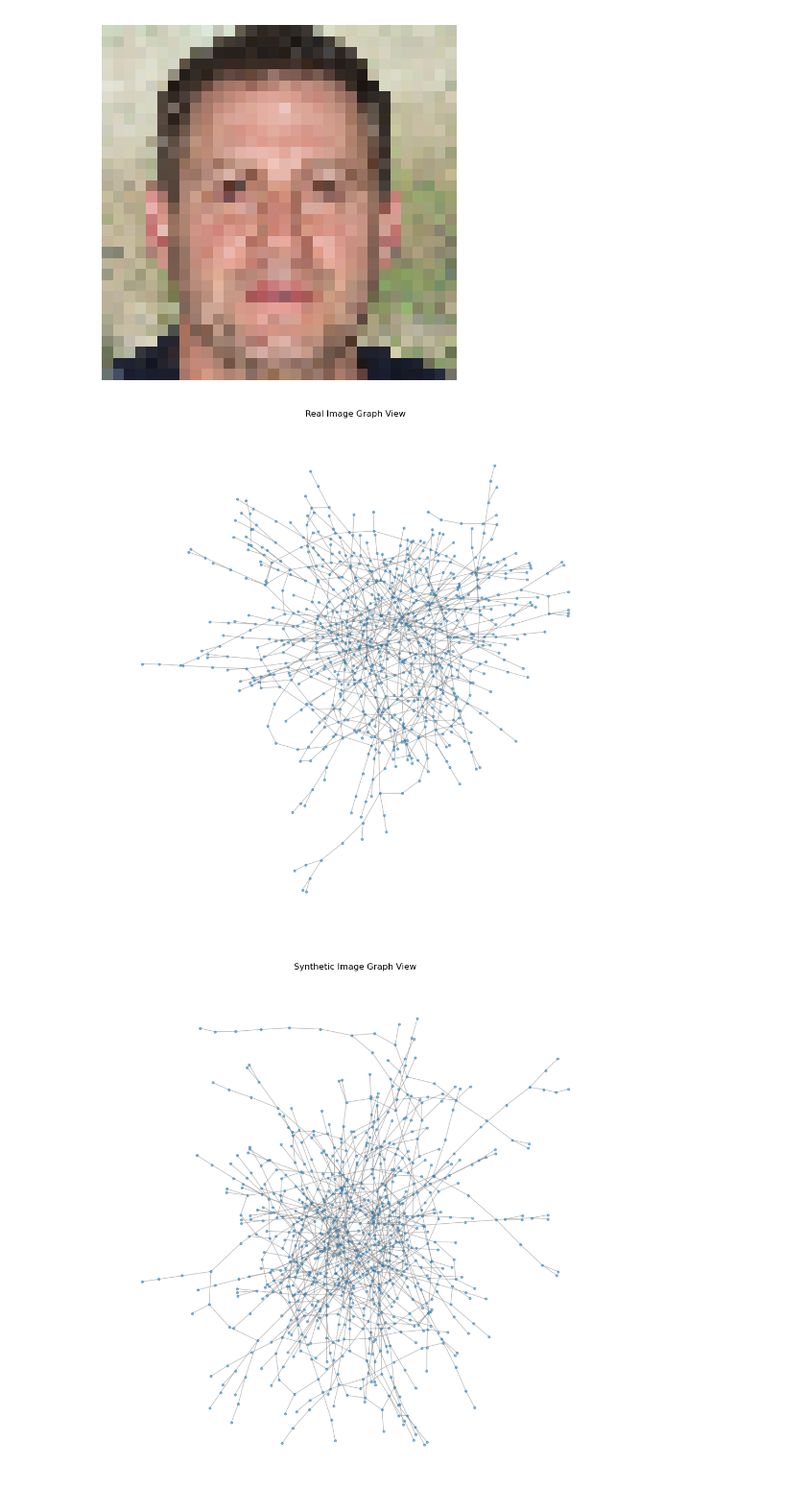
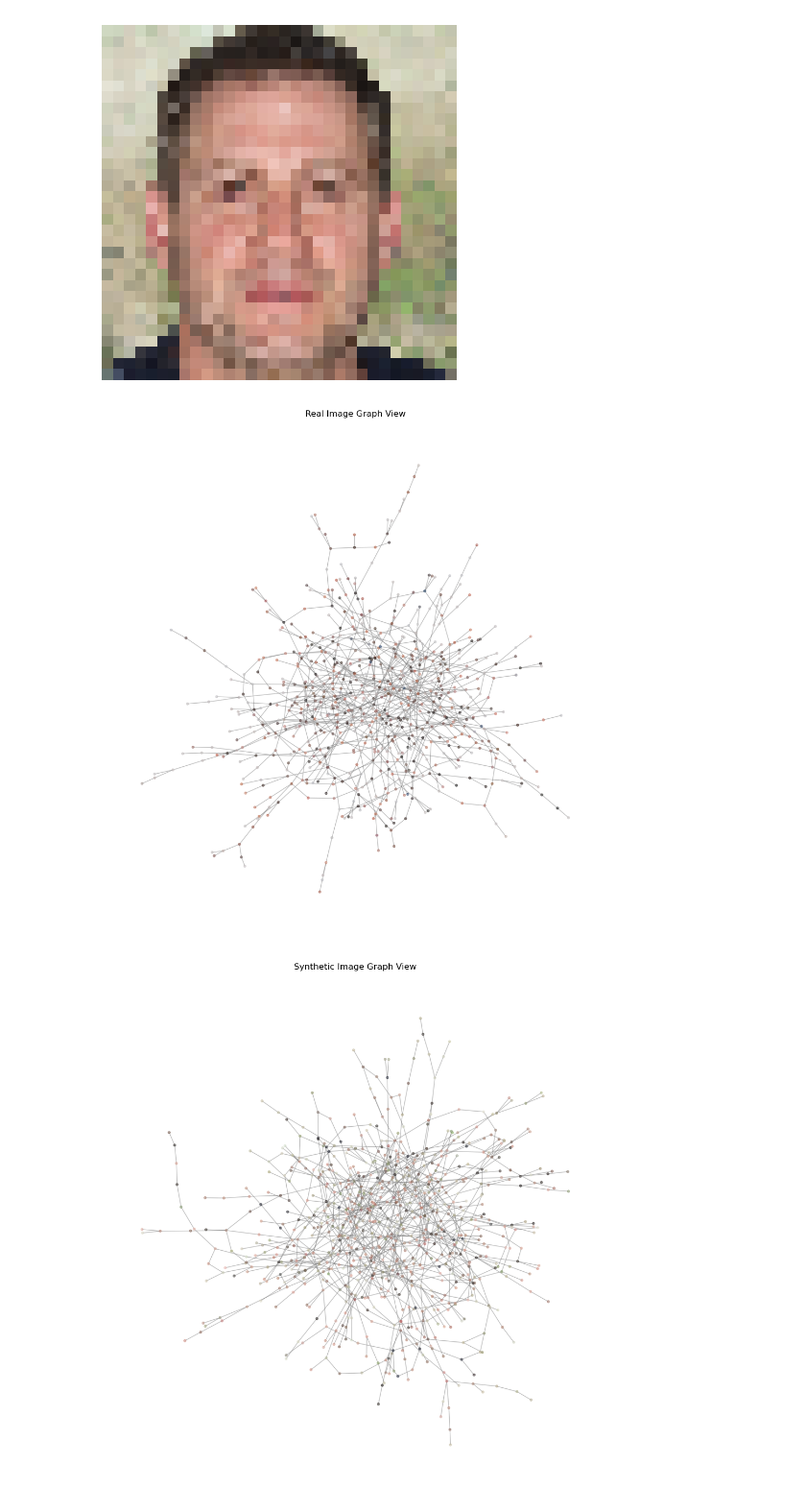
Before and after one commit to abl-77/graph-images, a Jupyter notebook: visualizations.ipynb, the cells around one changed output. Shown at 96% size. Saved outputs shown, nothing was run; the diff lists cells and outputs as text; code cells hidden in the pictures.

Commit message:
Add colors to graph visualizations

```diff
--- a/visualizations.ipynb
+++ b/visualizations.ipynb
@@ -41,28 +41,37 @@ fake_g = convert_to_graph("Synthetic faces/1.S.W.M.png", dim, 0.05)
 # %%
 import networkx as nx
 import matplotlib.pyplot as plt
+from weight_graph_conversion import get_coordinates
 
 real_c = max(nx.connected_components(real_g), key=len).copy()
 real_sub = real_g.subgraph(real_c).copy()
 
 real_pos = nx.spring_layout(real_sub)
 
+real_colors = []
+for node in real_sub.nodes():
+    real_colors.append(real_reduced[get_coordinates(node, dim)]/255)
+
 fake_c = max(nx.connected_components(fake_g), key=len).copy()
 fake_sub = fake_g.subgraph(fake_c).copy()
 
 fake_pos = nx.spring_layout(fake_sub)
 
+fake_colors = []
+for node in fake_sub.nodes():
+    fake_colors.append(fake_reduced[get_coordinates(node, dim)]/255)
+
 plt.figure(figsize=(10, 10))
-nx.draw(real_sub, real_pos, node_size=10, edge_color='gray', alpha=0.5)
+nx.draw(real_sub, real_pos, node_size=10, edge_color='gray', node_color=real_colors, alpha=0.5)
 plt.title("Real Image Graph View")
 plt.axis("off")
 plt.show()
 
 plt.figure(figsize=(10, 10))
-nx.draw(fake_sub, fake_pos, node_size=10, edge_color='gray', alpha=0.5)
+nx.draw(fake_sub, fake_pos, node_size=10, edge_color='gray', node_color=fake_colors, alpha=0.5)
 plt.title("Synthetic Image Graph View")
 plt.axis("off")
 plt.show()
 # %% [output]
-[figure, old version]
+[figure, new version]
-[figure, old version]
+[figure, new version]
```
